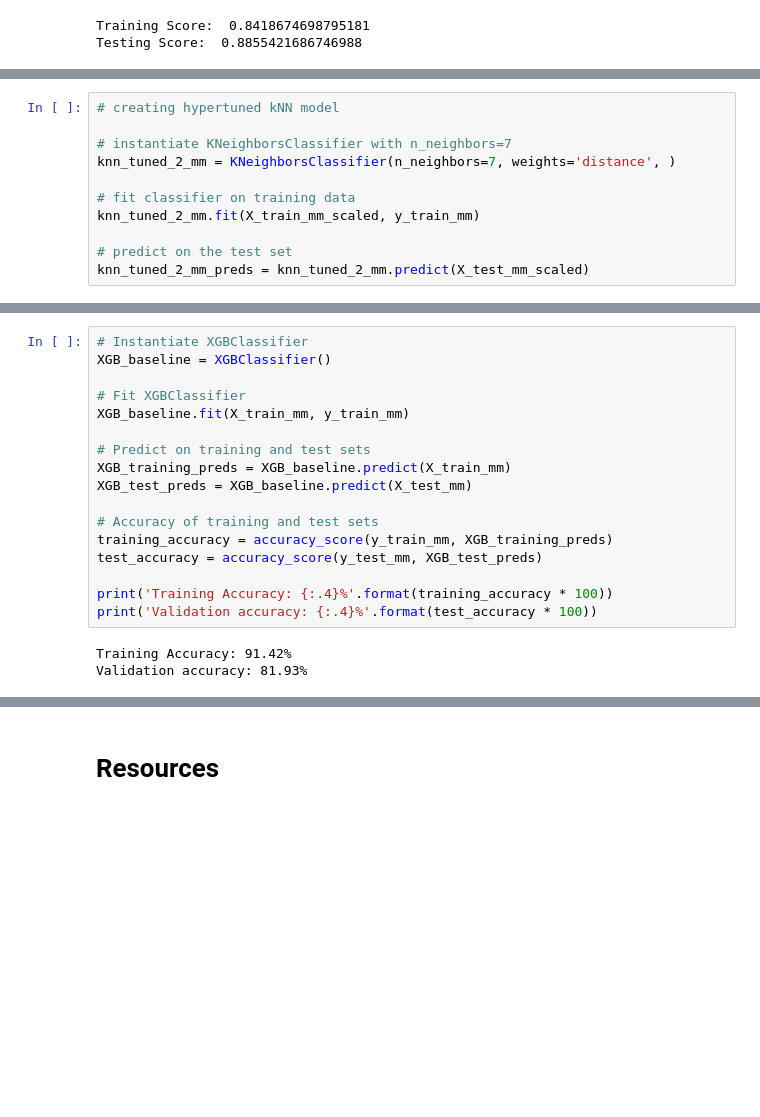
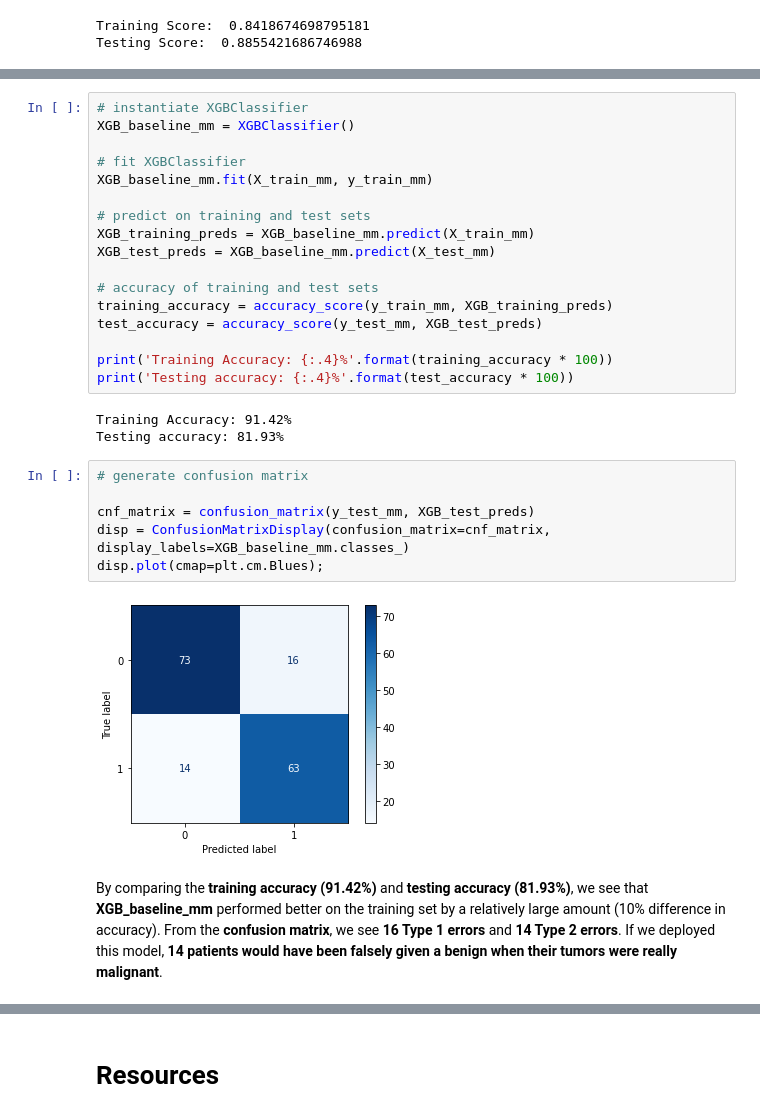
Before and after one commit to jbenedito99/Breast-Cancer-Classification, a Jupyter notebook: notebook.ipynb, the cells around one changed output, grey strips where cells are left out. Drawn from its saved outputs; the diff is of its cells as text; blank space fills up the shorter version.

Commit message:
Chose final model for MM dataset

```diff
--- a/notebook.ipynb
+++ b/notebook.ipynb
@@ -1089,11 +1084,0 @@ Let's use a <b>GridSearchCV</b> technique to find some more optimal hyperparamet
-# %%
-# creating hypertuned kNN model
-
-# instantiate KNeighborsClassifier with n_neighbors=7
-knn_tuned_2_mm = KNeighborsClassifier(n_neighbors=7, weights='distance', )
-
-# fit classifier on training data
-knn_tuned_2_mm.fit(X_train_mm_scaled, y_train_mm)
-
-# predict on the test set
-knn_tuned_2_mm_preds = knn_tuned_2_mm.predict(X_test_mm_scaled)
@@ -1116,20 +1089,30 @@ AUC is: 0.84
 # %%
-# Instantiate XGBClassifier
-XGB_baseline = XGBClassifier()
+# instantiate XGBClassifier
+XGB_baseline_mm = XGBClassifier()
 
-# Fit XGBClassifier
-XGB_baseline.fit(X_train_mm, y_train_mm)
+# fit XGBClassifier
+XGB_baseline_mm.fit(X_train_mm, y_train_mm)
 
-# Predict on training and test sets
-XGB_training_preds = XGB_baseline.predict(X_train_mm)
-XGB_test_preds = XGB_baseline.predict(X_test_mm)
+# predict on training and test sets
+XGB_training_preds = XGB_baseline_mm.predict(X_train_mm)
+XGB_test_preds = XGB_baseline_mm.predict(X_test_mm)
 
-# Accuracy of training and test sets
+# accuracy of training and test sets
 training_accuracy = accuracy_score(y_train_mm, XGB_training_preds)
 test_accuracy = accuracy_score(y_test_mm, XGB_test_preds)
 
 print('Training Accuracy: {:.4}%'.format(training_accuracy * 100))
-print('Validation accuracy: {:.4}%'.format(test_accuracy * 100))
+print('Testing accuracy: {:.4}%'.format(test_accuracy * 100))
 # %% [output]
 Training Accuracy: 91.42%
-Validation accuracy: 81.93%
+Testing accuracy: 81.93%
+# %%
+# generate confusion matrix
+
+cnf_matrix = confusion_matrix(y_test_mm, XGB_test_preds)
+disp = ConfusionMatrixDisplay(confusion_matrix=cnf_matrix, display_labels=XGB_baseline_mm.classes_)
+disp.plot(cmap=plt.cm.Blues);
+# %% [output]
+[figure, added]
+# %% [markdown]
+By comparing the <b>training accuracy (91.42%)</b> and <b>testing accuracy (81.93%)</b>, we see that <b>XGB_baseline_mm</b> performed better on the training set by a relatively large amount (10% difference in accuracy). From the <b>confusion matrix</b>, we see <b>16 Type 1 errors</b> and <b>14 Type 2 errors</b>. If we deployed this model, <b>14 patients would have been falsely given a benign when their tumors were really malignant</b>.
```
Also changed, not shown: parts of 24 cells of this notebook.
